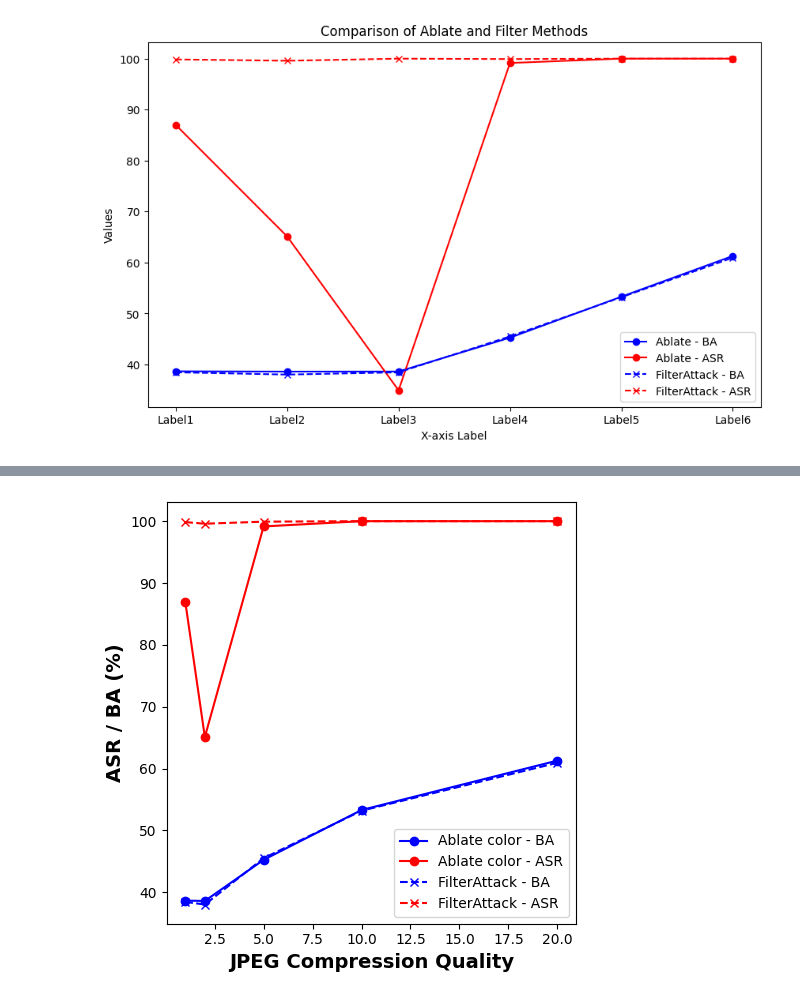
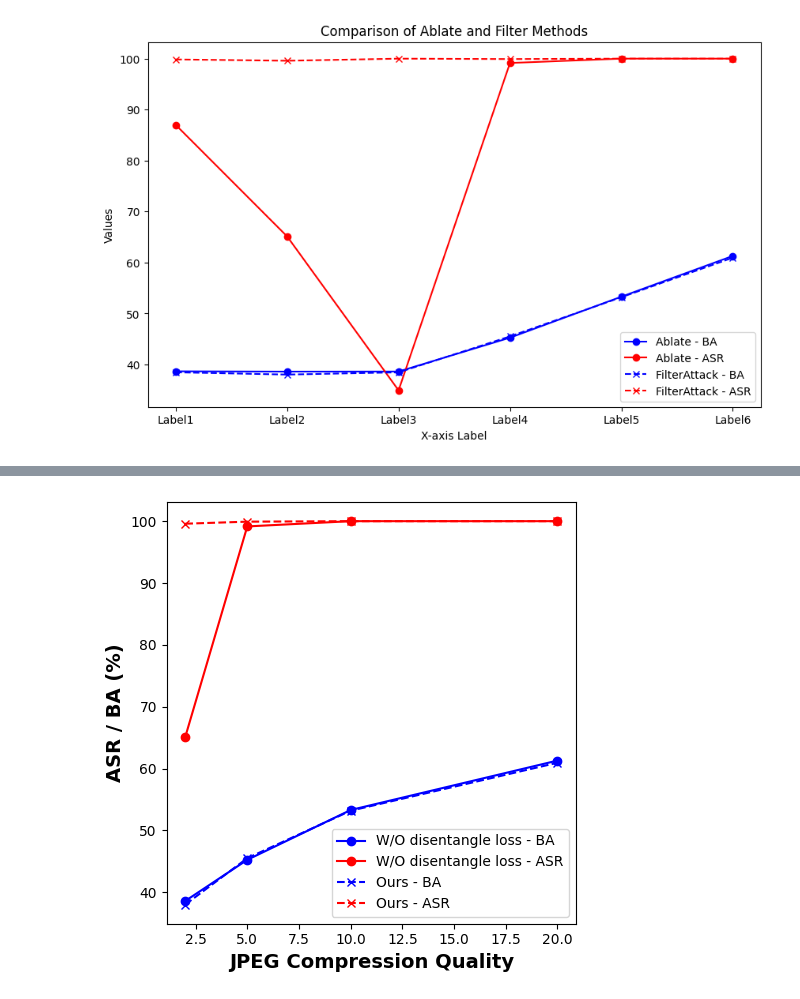
Before and after one commit to Zhang-Henry/badencoder_filter, a Jupyter notebook: defences/robustness.ipynb, the cells around one changed output, grey strips where cells are left out. Cells and saved outputs as stored; diff of their text form; code cells hidden in the pictures.

```diff
--- a/defences/robustness.ipynb
+++ b/defences/robustness.ipynb
@@ -40,12 +40,12 @@ def plot(ablate_ba, ablate_asr, filter_ba, filter_asr, x_labels, noise, xlabel):
     plt.figure(figsize=(5, 5))
 
     # Ablate - BA and ASR
-    plt.plot(x_labels, ablate_ba, marker='o', label='Ablate color - BA', color='blue')
-    plt.plot(x_labels, ablate_asr, marker='o', label='Ablate color - ASR', color='red')
+    plt.plot(x_labels, ablate_ba, marker='o', label='W/O disentangle loss - BA', color='blue')
+    plt.plot(x_labels, ablate_asr, marker='o', label='W/O disentangle loss - ASR', color='red')
 
     # Filter - BA and ASR
-    plt.plot(x_labels, filter_ba, marker='x', linestyle='--', label='FilterAttack - BA', color='blue')
-    plt.plot(x_labels, filter_asr, marker='x', linestyle='--', label='FilterAttack - ASR', color='red')
+    plt.plot(x_labels, filter_ba, marker='x', linestyle='--', label='Ours - BA', color='blue')
+    plt.plot(x_labels, filter_asr, marker='x', linestyle='--', label='Ours - ASR', color='red')
 
 
     # Labeling
@@ -85,15 +85,15 @@ plot(ablate_ba, ablate_asr, filter_ba, filter_asr, x_labels, 'Salt and Pepper No
 # %%
 # Data
-ablate_ba = [38.67, 38.61, 45.26, 53.31, 61.3]
-ablate_asr = [87, 65.12, 99.15, 100, 100]
-filter_ba = [38.47, 38.03, 45.52, 53.2, 60.95]
-filter_asr = [99.85, 99.59, 99.92, 100, 100]
+ablate_ba = [38.61, 45.26, 53.31, 61.3]
+ablate_asr = [65.12, 99.15, 100, 100]
+filter_ba = [38.03, 45.52, 53.2, 60.95]
+filter_asr = [99.59, 99.92, 100, 100]
 
 # X-axis labels (assuming these are consistent for both methods)
-x_labels = [1,2,5,10,20]
+x_labels = [2,5,10,20]
 plot(ablate_ba, ablate_asr, filter_ba, filter_asr, x_labels, 'JPEG compression quality', 'JPEG Compression Quality')
 # %% [output]
-[figure, old version]
+[figure, new version]
 # %%
 import matplotlib.pyplot as plt
 import matplotlib.image as mpimg
```
Also changed, not shown: parts of 3 cells of this notebook, 27 other files.
